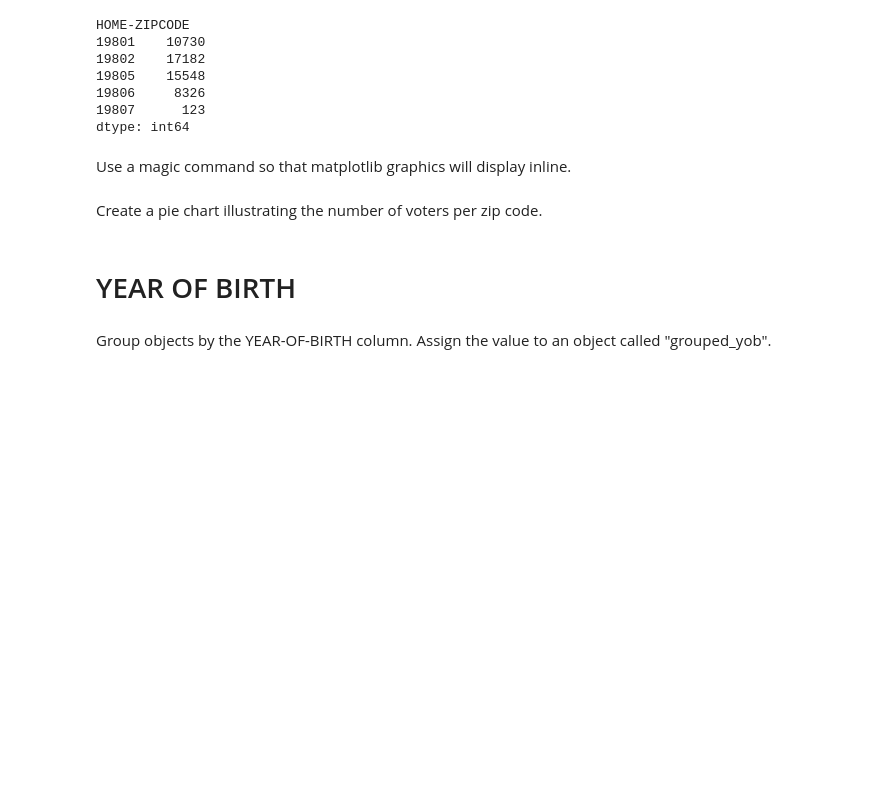
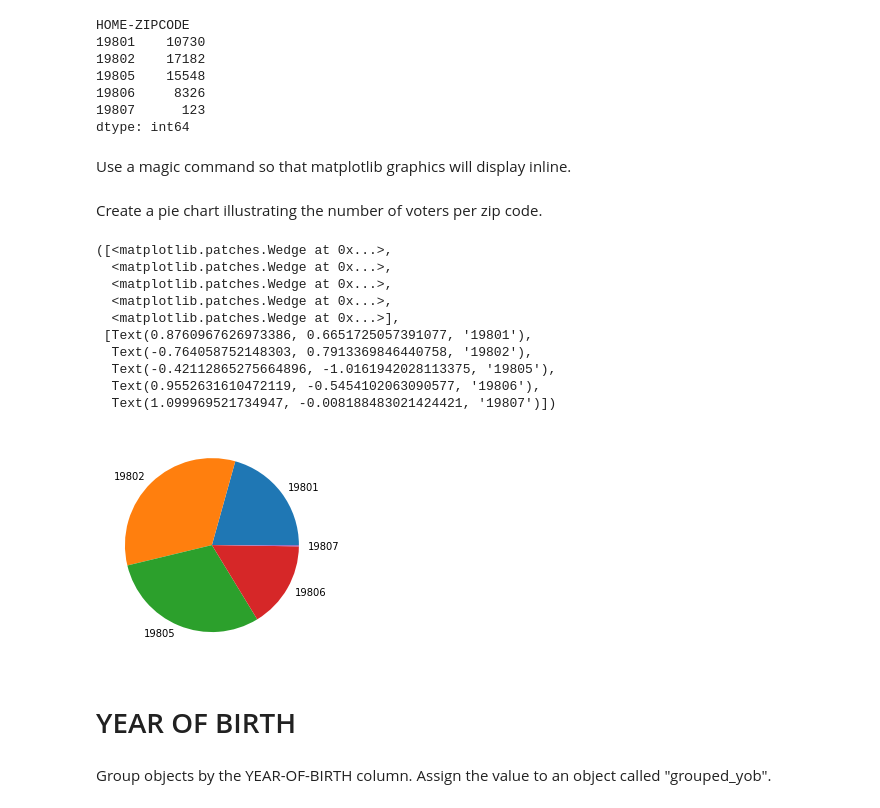
Before and after one commit to Zu1uDe1ta/DataEngineering.Labs.RegisteredVotersFileWilmingtonDE, a Jupyter notebook: wilmington_de_registered_voters.ipynb, the cells around one changed output. Saved outputs shown, nothing was run; the diff lists cells and outputs as text; code cells hidden in the pictures; blank space fills up the shorter version.

```diff
--- a/wilmington_de_registered_voters.ipynb
+++ b/wilmington_de_registered_voters.ipynb
@@ -96,3 +95,18 @@ Create a pie chart illustrating the number of voters per zip code.
+# %%
+labels = "19801", "19802", "19805", "19806", "19807"
+matplotlib.pyplot.pie(grouped_zc.size(), labels = labels)
+# %% [output]
+([<matplotlib.patches.Wedge at 0x...>,
+  <matplotlib.patches.Wedge at 0x...>,
+  <matplotlib.patches.Wedge at 0x...>,
+  <matplotlib.patches.Wedge at 0x...>,
+  <matplotlib.patches.Wedge at 0x...>],
+ [Text(0.8760967626973386, 0.6651725057391077, '19801'),
+  Text(-0.764058752148303, 0.7913369846440758, '19802'),
+  Text(-0.42112865275664896, -1.0161942028113375, '19805'),
+  Text(0.9552631610472119, -0.5454102063090577, '19806'),
+  Text(1.099969521734947, -0.008188483021424421, '19807')])
+[figure, added]
 # %% [markdown]
 # YEAR OF BIRTH
 # %% [markdown]
```
Also changed, not shown: parts of 12 cells of this notebook.
